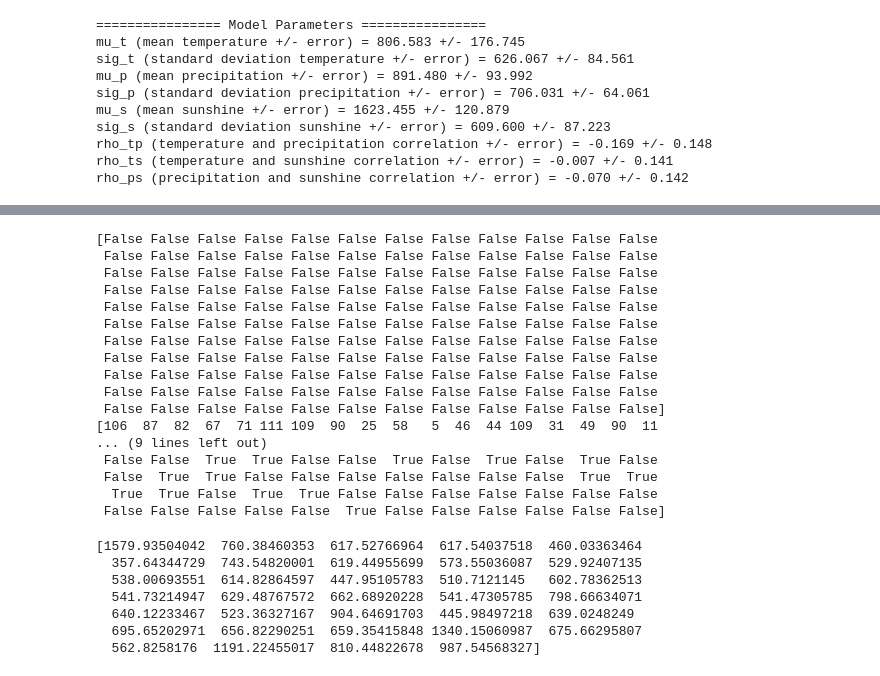
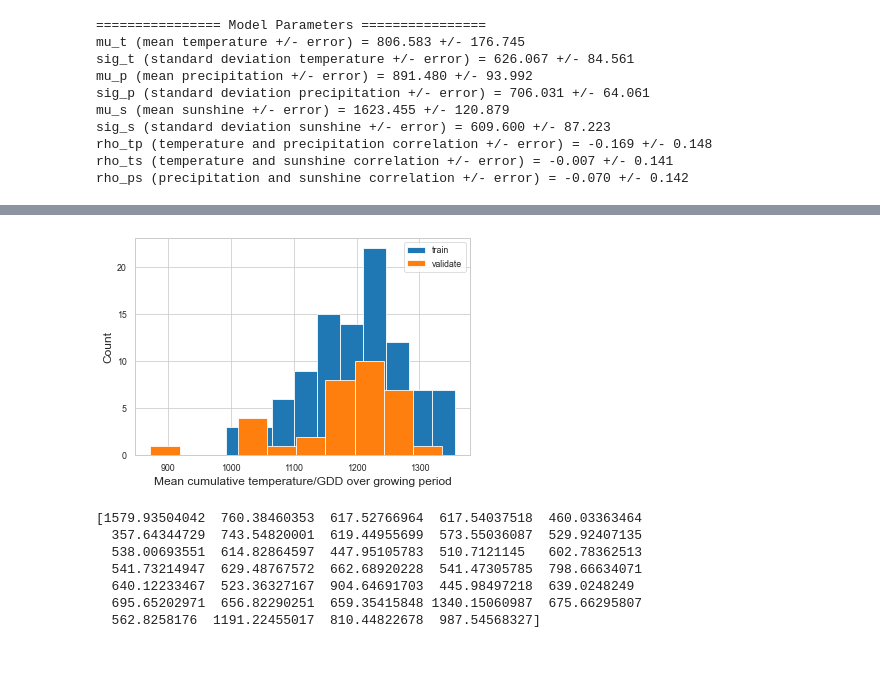
Before and after one commit to WillJRoper/SimFarm2030, a Jupyter notebook: notebooks/anisa_plots_aug21-2.ipynb, the cells around one changed output, grey strips where cells are left out. Cells and saved outputs as stored; diff of their text form; code cells hidden in the pictures.

```diff
--- a/notebooks/anisa_plots_aug21-2.ipynb
+++ b/notebooks/anisa_plots_aug21-2.ipynb
@@ -353,28 +308,18 @@ Name: Yield, Length: 132, dtype: float64
-# %%
-rand_inds = np.random.choice(np.arange(skyfall.therm_days.size), int(skyfall.therm_days.size * 0.3)) # pick random sample of 30% in rang 0-132 (skyfall sample size)
-okinds = np.zeros(skyfall.therm_days.size, dtype=bool)
-print(okinds)
-okinds[rand_inds] = True
-print(rand_inds)
-print(okinds) # boolean mask, filter on actual dataset
-# %% [output]
-[False False False False False False False False False False False False
- False False False False False False False False False False False False
- False False False False False False False False False False False False
- False False False False False False False False False False False False
- False False False False False False False False False False False False
- False False False False False False False False False False False False
- False False False False False False False False False False False False
- False False False False False False False False False False False False
- False False False False False False False False False False False False
- False False False False False False False False False False False False
- False False False False False False False False False False False False]
-[106  87  82  67  71 111 109  90  25  58   5  46  44 109  31  49  90  11
-... (9 lines left out)
- False False  True  True False False  True False  True False  True False
- False  True  True False False False False False False False  True  True
-  True  True False  True  True False False False False False False False
- False False False False False  True False False False False False False]
+# %%
+fig = plt.figure()
+ax = fig.add_subplot(111)
+
+plt.hist(skyfall.train_temp, label= 'train')
+plt.hist(skyfall.predict_temp, label = 'validate')
+ax.set_xlabel('Mean cumulative temperature/GDD over growing period')
+ax.set_ylabel('Count')
+plt.legend()
+
+plt.show()
+
+# choose
+# %% [output]
+[figure, added]
 # %%
 print(skyfall.predict_rain)
 # %% [output]
```
Also changed, not shown: parts of 24 cells of this notebook, 1 other file.
